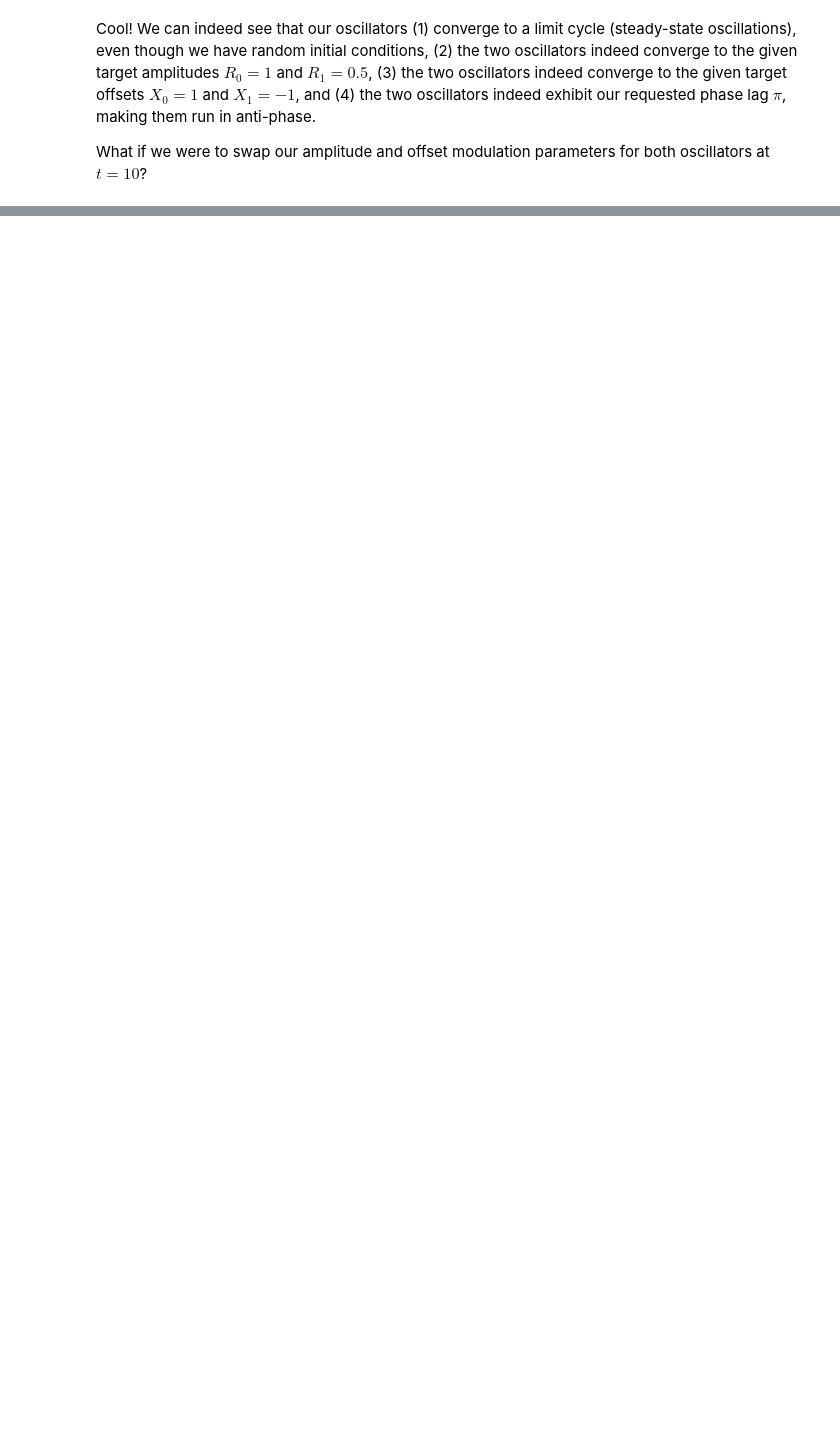
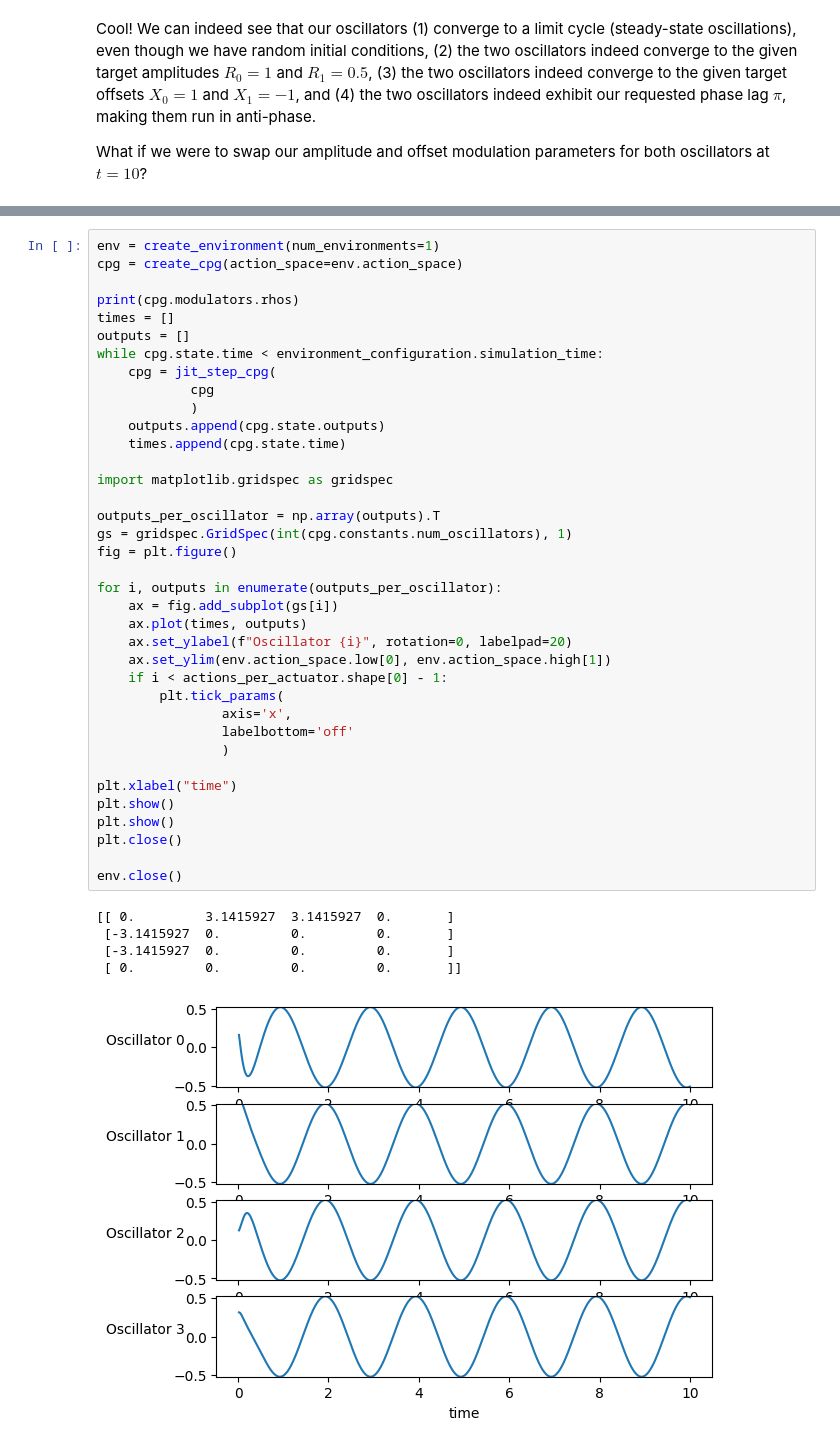
Before and after one commit to Co-Evolve/SEL3-2024, a Jupyter notebook: tutorials/brb_brittle_star_cpg_tutorial.ipynb, the cells around one changed output, grey strips where cells are left out. Saved outputs shown, nothing was run; the diff lists cells and outputs as text; blank space fills up the shorter version.

```diff
--- a/tutorials/brb_brittle_star_cpg_tutorial.ipynb
+++ b/tutorials/brb_brittle_star_cpg_tutorial.ipynb
@@ -505,0 +706,43 @@ Cheers! Take some time to play around with these parameters now. A good way to g
+# %%
+env = create_environment(num_environments=1)
+cpg = create_cpg(action_space=env.action_space)
+
+print(cpg.modulators.rhos)
+times = []
+outputs = []
+while cpg.state.time < environment_configuration.simulation_time:
+    cpg = jit_step_cpg(
+            cpg
+            )
+    outputs.append(cpg.state.outputs)
+    times.append(cpg.state.time)
+
+import matplotlib.gridspec as gridspec
+
+outputs_per_oscillator = np.array(outputs).T
+gs = gridspec.GridSpec(int(cpg.constants.num_oscillators), 1)
+fig = plt.figure()
+
+for i, outputs in enumerate(outputs_per_oscillator):
+    ax = fig.add_subplot(gs[i])
+    ax.plot(times, outputs)
+    ax.set_ylabel(f"Oscillator {i}", rotation=0, labelpad=20)
+    ax.set_ylim(env.action_space.low[0], env.action_space.high[1])
+    if i < actions_per_actuator.shape[0] - 1:
+        plt.tick_params(
+                axis='x',
+                labelbottom='off'
+                )
+
+plt.xlabel("time")
+plt.show()
+plt.show()
+plt.close()
+
+env.close()
+# %% [output]
+[[ 0.         3.1415927  3.1415927  0.       ]
+ [-3.1415927  0.         0.         0.       ]
+ [-3.1415927  0.         0.         0.       ]
+ [ 0.         0.         0.         0.       ]]
+[figure, added]
```
Also changed, not shown: parts of 24 cells of this notebook, 2 other files.
